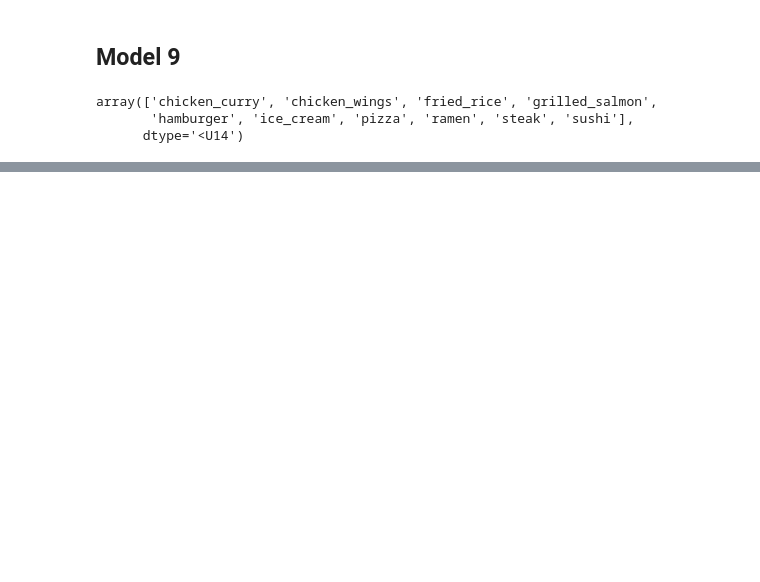
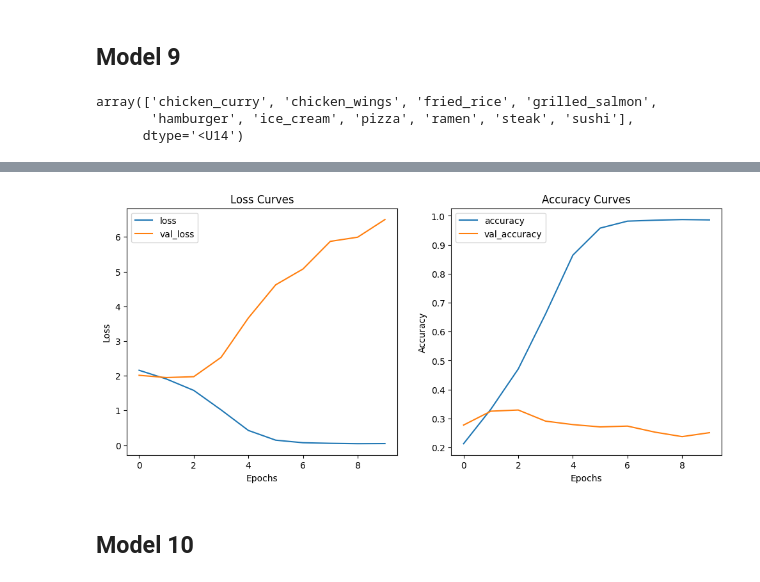
Before and after one commit to BUFONJOKER/tensorflow-zero-to-mastery, a Jupyter notebook: 03_cnn_computer_vision.ipynb, the cells around one changed output, grey strips where cells are left out. Drawn from its saved outputs; the diff is of its cells as text; code cells hidden in the pictures; blank space fills up the shorter version.

Commit message:
until model 10

```diff
--- a/03_cnn_computer_vision.ipynb
+++ b/03_cnn_computer_vision.ipynb
@@ -832,0 +857,20 @@ test_data = image_dataset_from_directory(
+# %%
+normalization_layer = keras.layers.Rescaling(1./255)
+train_data = train_data.map(lambda x, y: (normalization_layer(x), y))
+test_data = test_data.map(lambda x, y: (normalization_layer(x), y))
+# %%
+model_9 = keras.Sequential([
+    keras.layers.Input(shape=((224,224,3))),
+
+    keras.layers.Conv2D(filters=10, kernel_size=3, activation='relu'),
+    keras.layers.Conv2D(filters=10, kernel_size=3, activation='relu'),
+    keras.layers.MaxPool2D(),
+
+    keras.layers.Conv2D(filters=10, kernel_size=3, activation='relu'),
+    keras.layers.Conv2D(filters=10, kernel_size=3, activation='relu'),
+    keras.layers.MaxPool2D(),
+
+    keras.layers.Flatten(),
+
+    keras.layers.Dense(units=10, activation='softmax')
+])
@@ -832,0 +903,8 @@ test_data = image_dataset_from_directory(
+# %%
+model_9.compile(
+    loss=keras.losses.CategoricalCrossentropy(),
+    optimizer=keras.optimizers.Adam(),
+    metrics=['accuracy']
+)
+# %%
+history_9 = model_9.fit(train_data, epochs=10, validation_data=test_data)
@@ -832,0 +932,6 @@ test_data = image_dataset_from_directory(
+# %%
+plot_loss_accuracy_curves(history_9)
+# %% [output]
+[figure, added]
+# %% [markdown]
+## Model 10
```
Also changed, not shown: parts of 28 cells of this notebook.
